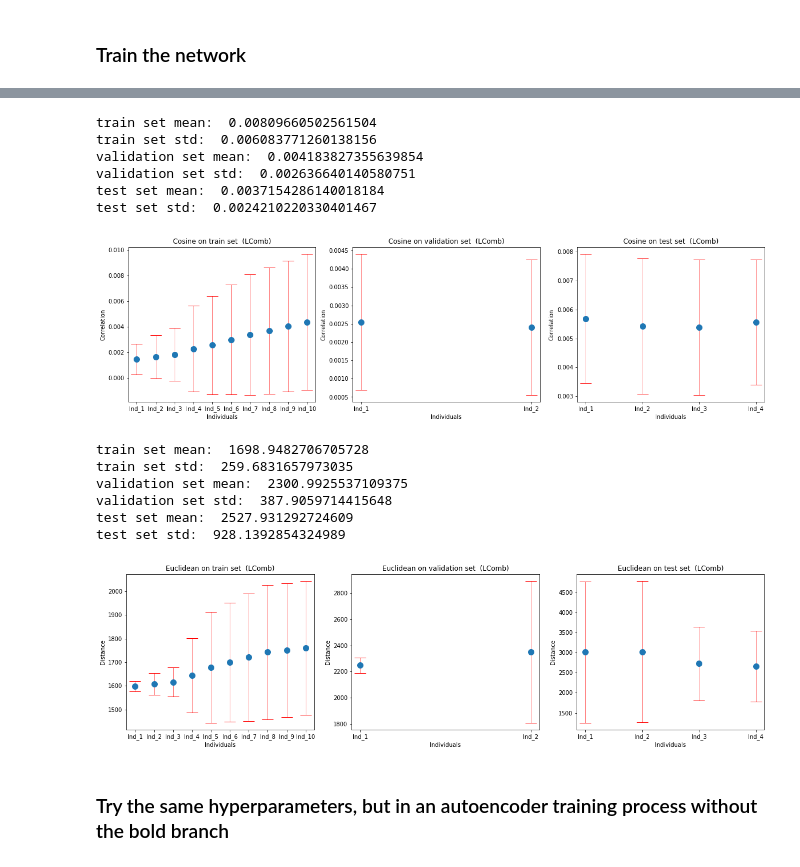
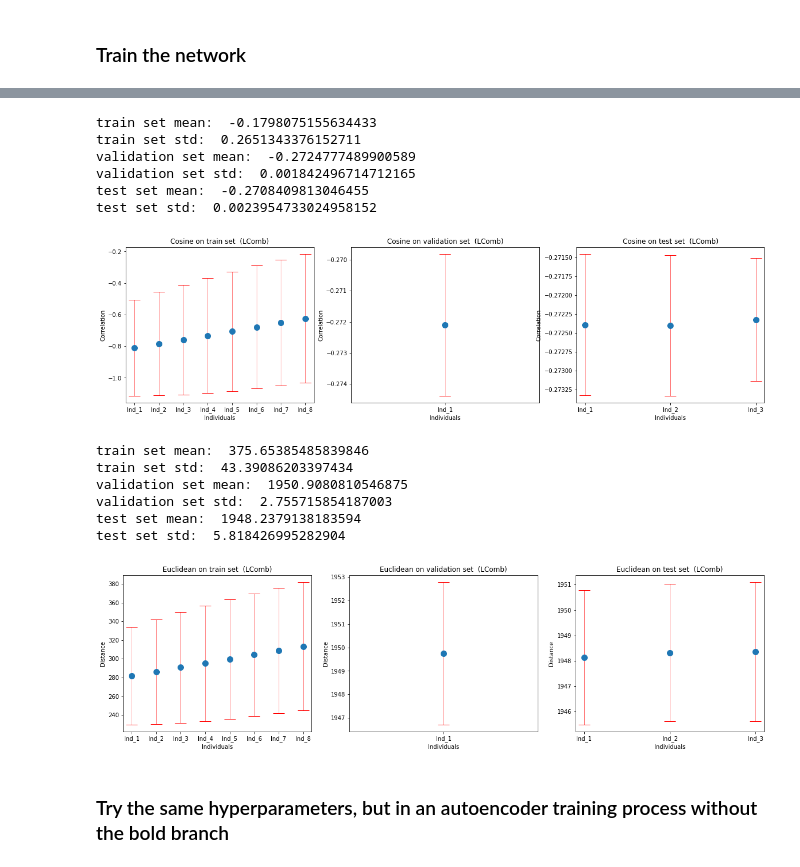
Before and after one commit to DCalhas/eeg_to_fmri, a Jupyter notebook: src/notebooks/optimized_results.ipynb, the cells around one changed output, grey strips where cells are left out. Cells and saved outputs as stored; diff of their text form; code cells hidden in the pictures.

```diff
--- a/src/notebooks/optimized_results.ipynb
+++ b/src/notebooks/optimized_results.ipynb
@@ -195,17 +72,15 @@ Reading 0 ... 172264  =      0.000 ...   689.056 secs...
 Finished Loading Data
 Pairs Created
 # %%
-bold_shift=3
-n_partitions=30
 eeg_train, bold_train, eeg_val, bold_val = data_utils.load_data(list(range(10)),
                                                                 list(range(10, 12)),
                                                                 bold_shift=bold_shift,
-                                                                n_partitions=n_partitions,
+                                                                n_partitions=n_partitions, f_resample=f_resample,
                                                                 roi=1, roi_ica_components=20)
 
 #standardize data
-eeg_train, bold_train, eeg_scaler, bold_scaler = standardize(eeg_train, bold_train)
-eeg_val, bold_val, _, _ = standardize(eeg_val, bold_val, eeg_scaler=eeg_scaler, bold_scaler=bold_scaler)
+eeg_train, bold_train, eeg_scaler, bold_scaler = data_utils.standardize(eeg_train, bold_train)
+eeg_val, bold_val, _, _ = data_utils.standardize(eeg_val, bold_val, eeg_scaler=eeg_scaler, bold_scaler=bold_scaler)
 
 n_voxels = bold_train.shape[1]
 
@@ -231,9 +106,13 @@ bold_val = bold_val.astype('float32')
 
 print("Pairs Created")
 
-_, _, eeg_test, bold_test = data_utils.load_data(list(range(0)), list(range(12, 16)), bold_shift=bold_shift, n_partitions=n_partitions, roi=1, roi_ica_components=20)
+_, _, eeg_test, bold_test = data_utils.load_data(list(range(0)), list(range(12, 16)),
+                                                 bold_shift=bold_shift,
+                                                 n_partitions=n_partitions,
+                                                 f_resample=f_resample,
+                                                 roi=1, roi_ica_components=20)
 
-eeg_test, bold_test, _, _ = standardize(eeg_test, bold_test, eeg_scaler=eeg_scaler, bold_scaler=bold_scaler)
+eeg_test, bold_test, _, _ = data_utils.standardize(eeg_test, bold_test, eeg_scaler=eeg_scaler, bold_scaler=bold_scaler)
 
 eeg_test = eeg_test.astype('float32')
 bold_test = bold_test.astype('float32')
@@ -258,7 +137,9 @@ Reading 0 ... 168019  =      0.000 ...   672.076 secs...
 # %% [markdown]
 ### Train the network
 # %%
-eeg_network, bold_network, decoder_network = get_models_and_shapes()
+eeg_network, bold_network, decoder_network = viz.get_models_and_shapes(eeg_file=eeg_file,
+                                                                      bold_file=bold_file,
+                                                                      decoder_file=decoder_file)
 
 eeg_input_shape = (eeg_train.shape[1], eeg_train.shape[2], eeg_train.shape[3], eeg_train.shape[4])
 bold_input_shape=(bold_train.shape[1], bold_train.shape[2], bold_train.shape[3])
@@ -272,7 +153,7 @@ validation_loss = custom_training.linear_combination_training(X_train_eeg,
                                                             eeg_network,
                                                             decoder_network,
                                                             multi_modal_model,
-                                                            epochs=7,
+                                                            epochs=40,
                                                             encoder_optimizer=tf.keras.optimizers.Adam(learning_rate=learning_rate),
                                                             decoder_optimizer=tf.keras.optimizers.Adam(learning_rate=learning_rate),
                                                             batch_size=batch_size,
@@ -293,20 +184,20 @@ Encoder Loss:  0.03140676  || Decoder Loss:  0.0008969218 Validation Decoder Los
 # %%
-plot_loss_results(eeg_train, bold_train, eeg_val, bold_val, eeg_test, bold_test, eeg_network, decoder_network, model_name)
+viz.plot_loss_results(eeg_train, bold_train, eeg_val, bold_val, eeg_test, bold_test, eeg_network, decoder_network, model_name)
 # %% [output]
-train set mean:  0.00809660502561504
-train set std:  0.006083771260138156
-validation set mean:  0.004183827355639854
-validation set std:  0.002636640140580751
-test set mean:  0.0037154286140018184
-test set std:  0.0024210220330401467
+train set mean:  -0.1798075155634433
+train set std:  0.2651343376152711
+validation set mean:  -0.2724777489900589
+validation set std:  0.001842496714712165
+test set mean:  -0.2708409813046455
+test set std:  0.0023954733024958152
-[figure, old version]
+[figure, new version]
-train set mean:  1698.9482706705728
-train set std:  259.6831657973035
-validation set mean:  2300.9925537109375
-validation set std:  387.9059714415648
-test set mean:  2527.931292724609
-test set std:  928.1392854324989
+train set mean:  375.65385485839846
+train set std:  43.39086203397434
+validation set mean:  1950.9080810546875
+validation set std:  2.755715854187003
+test set mean:  1948.2379138183594
+test set std:  5.818426995282904
-[figure, old version]
+[figure, new version]
 # %% [markdown]
 ### Try the same hyperparameters, but in an autoencoder training process without the bold branch
 # %%
```
Also changed, not shown: parts of 12 cells of this notebook, 5 other files.
